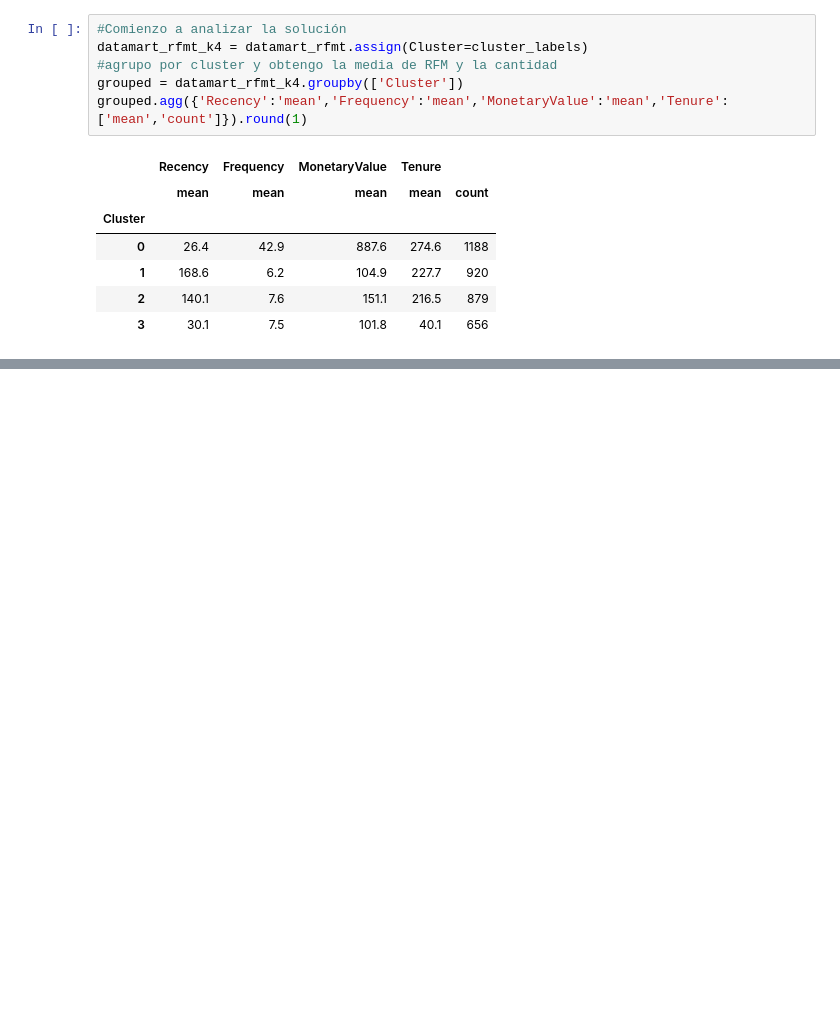
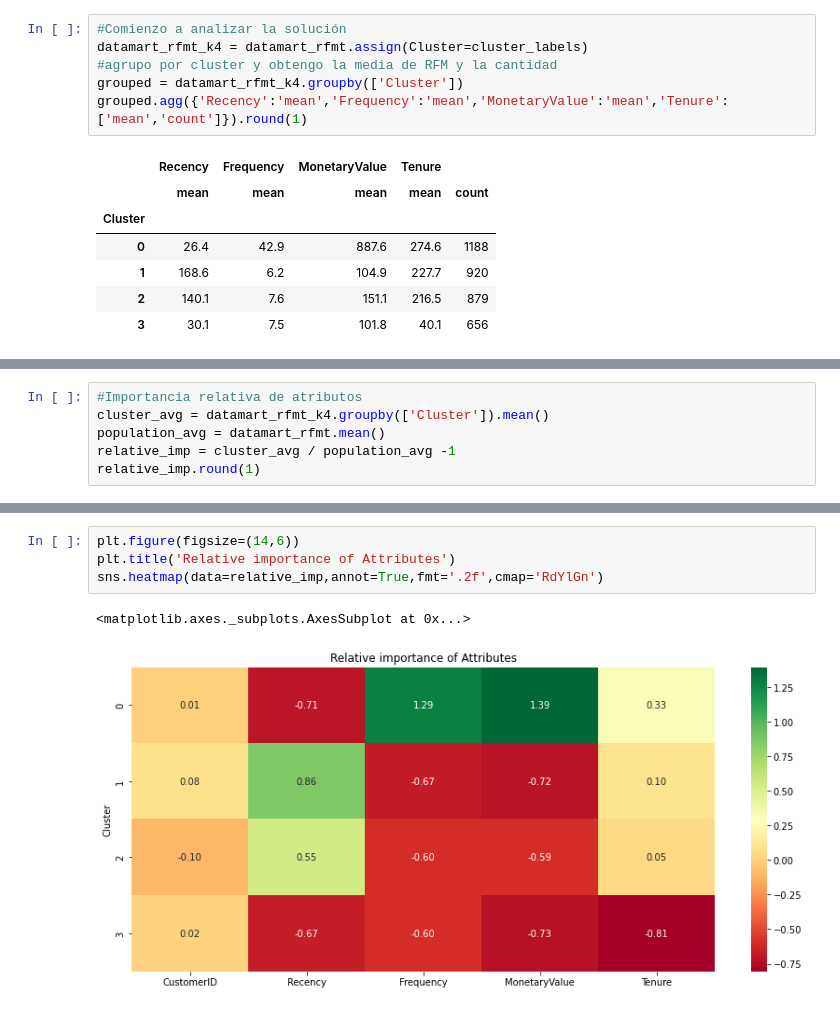
Before and after one commit to lucasnserra/CustomerSegmentation, a Jupyter notebook: End_to_end_Segmentation.ipynb, the cells around one changed output, grey strips where cells are left out. Drawn from its saved outputs; the diff is of its cells as text; blank space fills up the shorter version.

```diff
--- a/End_to_end_Segmentation.ipynb
+++ b/End_to_end_Segmentation.ipynb
@@ -67,0 +101,6 @@ grouped.agg({'Recency':'mean','Frequency':'mean','MonetaryValue':'mean','Tenure'
+# %%
+#Importancia relativa de atributos
+cluster_avg = datamart_rfmt_k4.groupby(['Cluster']).mean()
+population_avg = datamart_rfmt.mean()
+relative_imp = cluster_avg / population_avg -1
+relative_imp.round(1)
@@ -67,0 +114,7 @@ grouped.agg({'Recency':'mean','Frequency':'mean','MonetaryValue':'mean','Tenure'
+# %%
+plt.figure(figsize=(14,6))
+plt.title('Relative importance of Attributes')
+sns.heatmap(data=relative_imp,annot=True,fmt='.2f',cmap='RdYlGn')
+# %% [output]
+<matplotlib.axes._subplots.AxesSubplot at 0x...>
+[figure, added]
```
Also changed, not shown: parts of 4 cells of this notebook.
